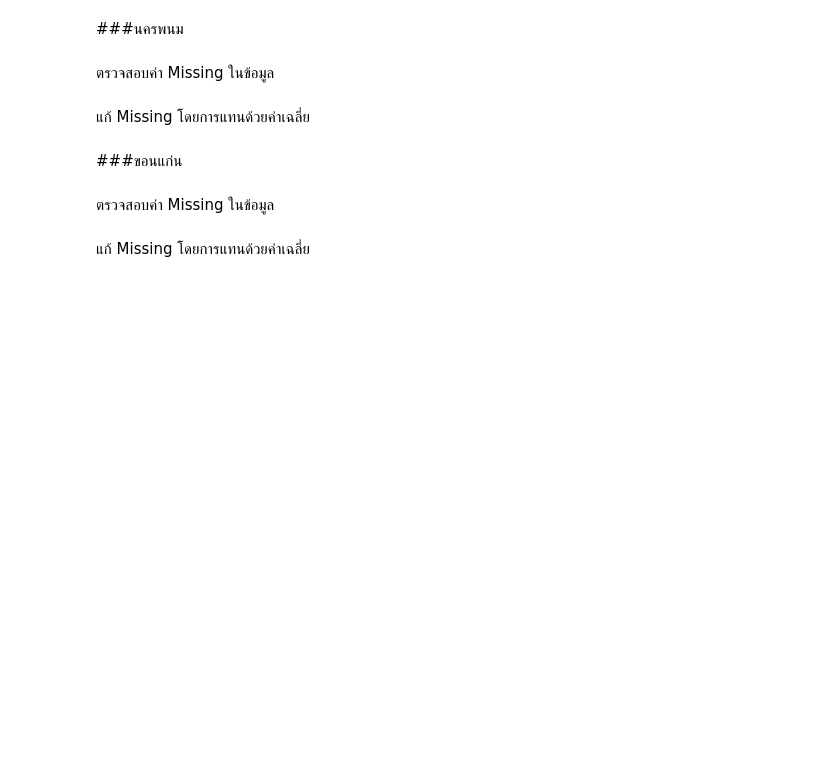
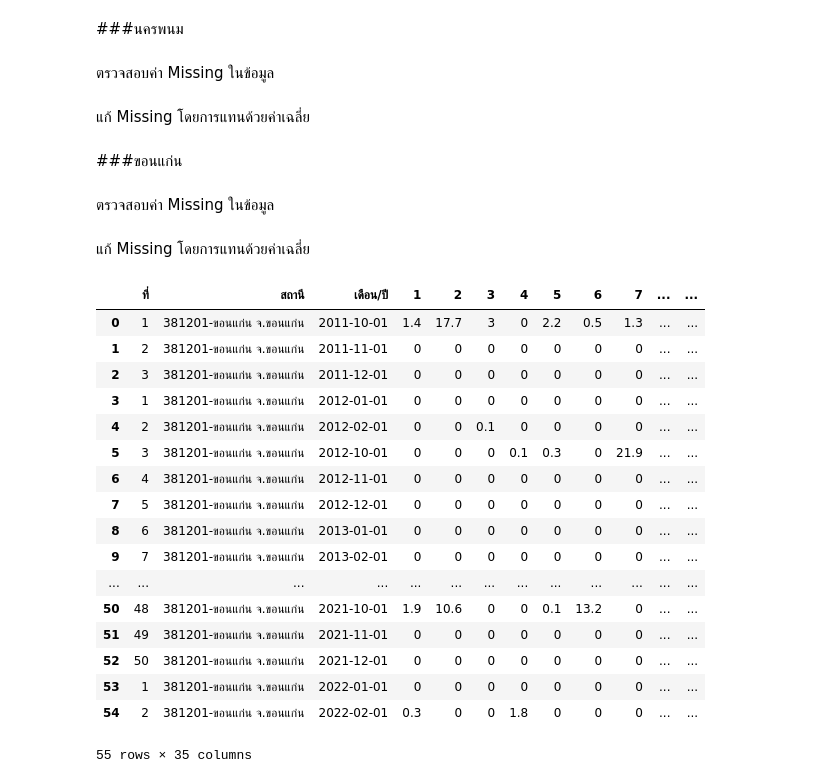
Before and after one commit to Thitiphorn267-3/BSC_DPDM23, a Jupyter notebook: midterm_bscdpdm23.ipynb, the cells around one changed output. Drawn from its saved outputs; the diff is of its cells as text; code cells hidden in the pictures; blank space fills up the shorter version.

```diff
--- a/midterm_bscdpdm23.ipynb
+++ b/midterm_bscdpdm23.ipynb
@@ -2063,6 +2108,38 @@ dtype: bool
+# %%
+for i in range(len(Rain_NakhonPhanom['ที่'])):
+  Rain_NakhonPhanom.iloc[i,:]=Rain_NakhonPhanom.iloc[i,:].fillna(Rain_NakhonPhanom.iloc[i]['ค่าเฉลี่ย'])
 # %% [markdown]
 ###ขอนแก่น
 # %% [markdown]
 ตรวจสอบค่า Missing ในข้อมูล
+# %%
+Rain_KhonKaen = Rain_KhonKaen.replace('T',0.1)
 # %% [markdown]
 แก้ Missing โดยการแทนด้วยค่าเฉลี่ย
+# %%
+Rain_KhonKaen.drop(columns='ค่าเฉลี่ย',inplace=True)
+Rain_KhonKaen['ค่าเฉลี่ย']=Rain_KhonKaen.mean(axis=1)
+# %%
+for i in range(len(Rain_KhonKaen['ที่'])):
+  Rain_KhonKaen.iloc[i,:]=Rain_KhonKaen.iloc[i,:].fillna(Rain_KhonKaen.iloc[i]['ค่าเฉลี่ย'])
+# %%
+Rain_KhonKaen
+# %% [output]
+|  | ที่ | สถานี | เดือน/ปี | 1 | 2 | 3 | 4 | 5 | 6 | 7 | ... | ... |
+| 0 | 1 | 381201-ขอนแก่น จ.ขอนแก่น | 2011-10-01 | 1.4 | 17.7 | 3 | 0 | 2.2 | 0.5 | 1.3 | ... | ... |
+| 1 | 2 | 381201-ขอนแก่น จ.ขอนแก่น | 2011-11-01 | 0 | 0 | 0 | 0 | 0 | 0 | 0 | ... | ... |
+| 2 | 3 | 381201-ขอนแก่น จ.ขอนแก่น | 2011-12-01 | 0 | 0 | 0 | 0 | 0 | 0 | 0 | ... | ... |
+| 3 | 1 | 381201-ขอนแก่น จ.ขอนแก่น | 2012-01-01 | 0 | 0 | 0 | 0 | 0 | 0 | 0 | ... | ... |
+| 4 | 2 | 381201-ขอนแก่น จ.ขอนแก่น | 2012-02-01 | 0 | 0 | 0.1 | 0 | 0 | 0 | 0 | ... | ... |
+| 5 | 3 | 381201-ขอนแก่น จ.ขอนแก่น | 2012-10-01 | 0 | 0 | 0 | 0.1 | 0.3 | 0 | 21.9 | ... | ... |
+| 6 | 4 | 381201-ขอนแก่น จ.ขอนแก่น | 2012-11-01 | 0 | 0 | 0 | 0 | 0 | 0 | 0 | ... | ... |
+| 7 | 5 | 381201-ขอนแก่น จ.ขอนแก่น | 2012-12-01 | 0 | 0 | 0 | 0 | 0 | 0 | 0 | ... | ... |
+| 8 | 6 | 381201-ขอนแก่น จ.ขอนแก่น | 2013-01-01 | 0 | 0 | 0 | 0 | 0 | 0 | 0 | ... | ... |
+| 9 | 7 | 381201-ขอนแก่น จ.ขอนแก่น | 2013-02-01 | 0 | 0 | 0 | 0 | 0 | 0 | 0 | ... | ... |
+| ... | ... | ... | ... | ... | ... | ... | ... | ... | ... | ... | ... | ... |
+| 50 | 48 | 381201-ขอนแก่น จ.ขอนแก่น | 2021-10-01 | 1.9 | 10.6 | 0 | 0 | 0.1 | 13.2 | 0 | ... | ... |
+| 51 | 49 | 381201-ขอนแก่น จ.ขอนแก่น | 2021-11-01 | 0 | 0 | 0 | 0 | 0 | 0 | 0 | ... | ... |
+| 52 | 50 | 381201-ขอนแก่น จ.ขอนแก่น | 2021-12-01 | 0 | 0 | 0 | 0 | 0 | 0 | 0 | ... | ... |
+| 53 | 1 | 381201-ขอนแก่น จ.ขอนแก่น | 2022-01-01 | 0 | 0 | 0 | 0 | 0 | 0 | 0 | ... | ... |
+| 54 | 2 | 381201-ขอนแก่น จ.ขอนแก่น | 2022-02-01 | 0.3 | 0 | 0 | 1.8 | 0 | 0 | 0 | ... | ... |
+55 rows × 35 columns
```
Also changed, not shown: parts of 16 cells of this notebook.
